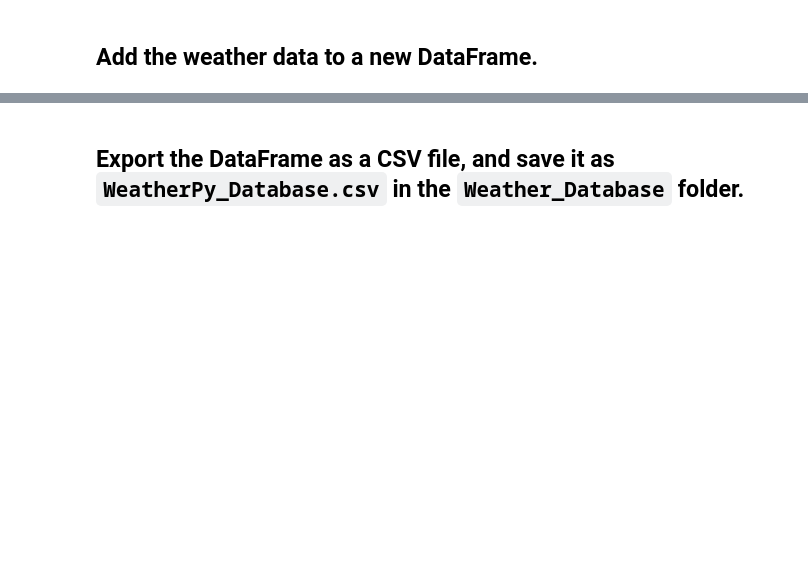
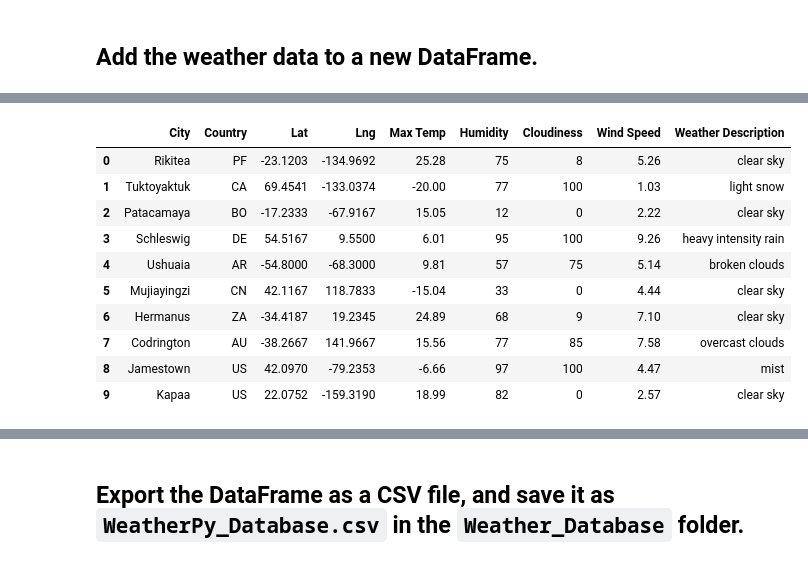
Before and after one commit to MickMarch/world_weather_analysis, a Jupyter notebook: weather_database/weather_database.ipynb, the cells around one changed output, grey strips where cells are left out. Cells and saved outputs as stored; diff of their text form; code cells hidden in the pictures; blank space fills up the shorter version.

Commit message:
Collected weather data and exported to CSV

```diff
--- a/weather_database/weather_database.ipynb
+++ b/weather_database/weather_database.ipynb
@@ -217,10 +235,22 @@ city_data_df.columns
 # %%
 # Create a list to reorder the column names as follows:
 # "City", "Country", "Lat", "Lng", "Max Temp", "Humidity",  "Cloudiness", "Wind Speed",  "Current Description"
-new_col_order = ["City", "Country", "Lat", "Lng", "Max Temp", "Humidity",  "Cloudiness", "Wind Speed",  "Current Description"]
+new_col_order = ["City", "Country", "Lat", "Lng", "Max Temp", "Humidity",  "Cloudiness", "Wind Speed",  "Weather Description"]
 
 # Recreate the DataFrame by using the new column order
 city_data_df = city_data_df[new_col_order]
 
 # Display sample data
 city_data_df.head(10)
+# %% [output]
+|  | City | Country | Lat | Lng | Max Temp | Humidity | Cloudiness | Wind Speed | Weather Description |
+| 0 | Rikitea | PF | -23.1203 | -134.9692 | 25.28 | 75 | 8 | 5.26 | clear sky |
+| 1 | Tuktoyaktuk | CA | 69.4541 | -133.0374 | -20.00 | 77 | 100 | 1.03 | light snow |
+| 2 | Patacamaya | BO | -17.2333 | -67.9167 | 15.05 | 12 | 0 | 2.22 | clear sky |
+| 3 | Schleswig | DE | 54.5167 | 9.5500 | 6.01 | 95 | 100 | 9.26 | heavy intensity rain |
+| 4 | Ushuaia | AR | -54.8000 | -68.3000 | 9.81 | 57 | 75 | 5.14 | broken clouds |
+| 5 | Mujiayingzi | CN | 42.1167 | 118.7833 | -15.04 | 33 | 0 | 4.44 | clear sky |
+| 6 | Hermanus | ZA | -34.4187 | 19.2345 | 24.89 | 68 | 9 | 7.10 | clear sky |
+| 7 | Codrington | AU | -38.2667 | 141.9667 | 15.56 | 77 | 85 | 7.58 | overcast clouds |
+| 8 | Jamestown | US | 42.0970 | -79.2353 | -6.66 | 97 | 100 | 4.47 | mist |
+| 9 | Kapaa | US | 22.0752 | -159.3190 | 18.99 | 82 | 0 | 2.57 | clear sky |
```
Also changed, not shown: parts of 9 cells of this notebook, 2 other files.
